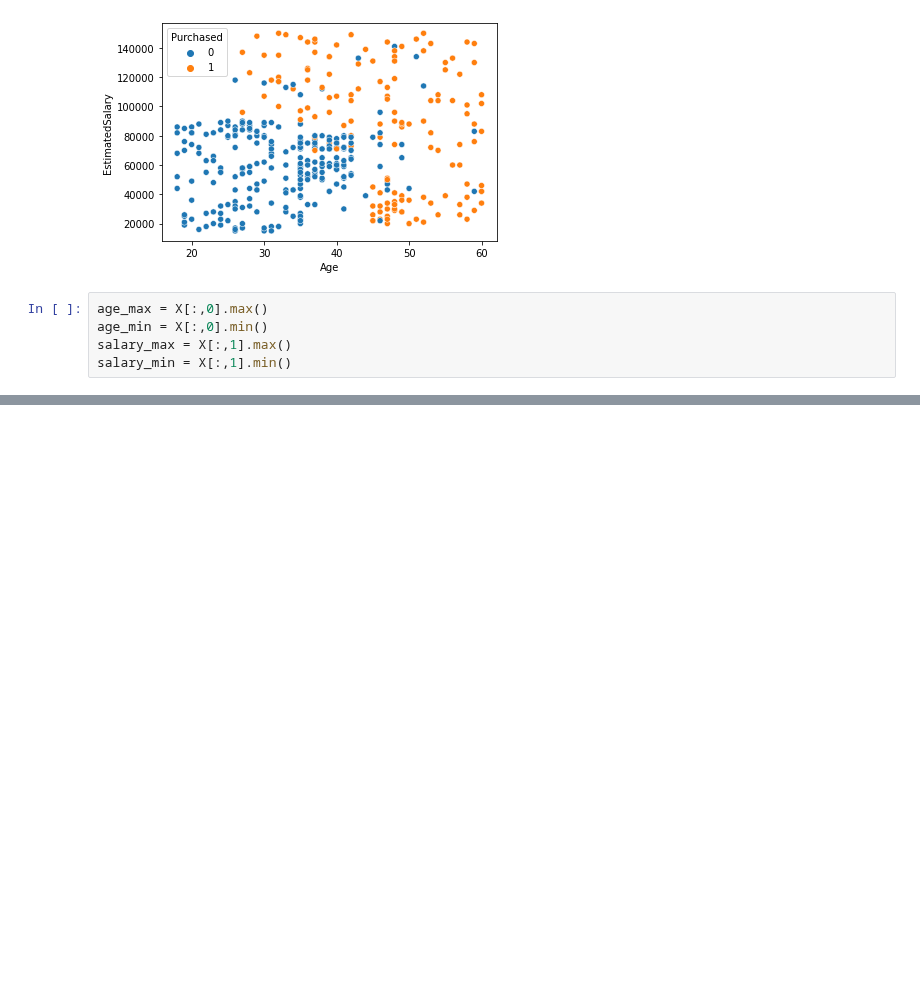
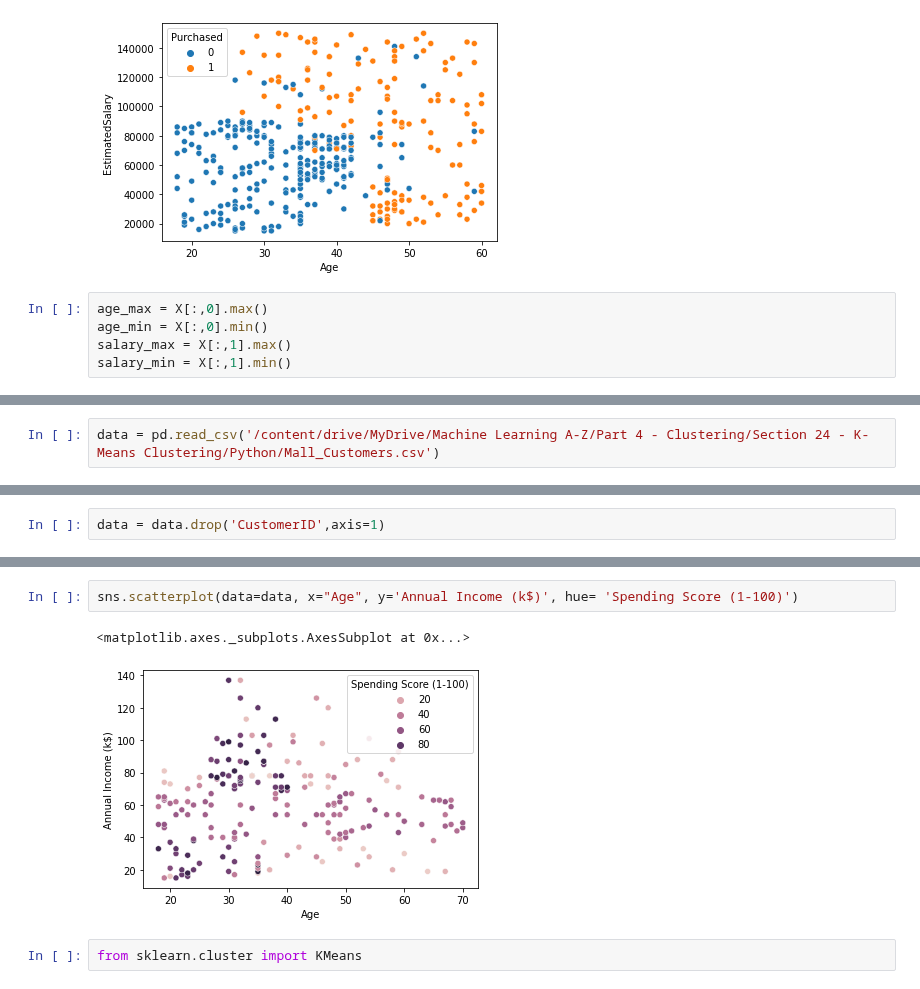
Before and after one commit to kozz84/Udemy, a Jupyter notebook: Machine_Learning_A_Z.ipynb, the cells around one changed output, grey strips where cells are left out. Cells and saved outputs as stored; diff of their text form; blank space fills up the shorter version.

```diff
--- a/Machine_Learning_A_Z.ipynb
+++ b/Machine_Learning_A_Z.ipynb
@@ -807,0 +815,2 @@ salary_min = X[:,1].min()
+# %%
+data = pd.read_csv('/content/drive/MyDrive/Machine Learning A-Z/Part 4 - Clustering/Section 24 - K-Means Clustering/Python/Mall_Customers.csv')
@@ -807,0 +833,2 @@ salary_min = X[:,1].min()
+# %%
+data = data.drop('CustomerID',axis=1)
@@ -807,0 +853,7 @@ salary_min = X[:,1].min()
+# %%
+sns.scatterplot(data=data, x="Age", y='Annual Income (k$)', hue= 'Spending Score (1-100)')
+# %% [output]
+<matplotlib.axes._subplots.AxesSubplot at 0x...>
+[figure, added]
+# %%
+from sklearn.cluster import KMeans
```
Also changed, not shown: parts of 19 cells of this notebook.
